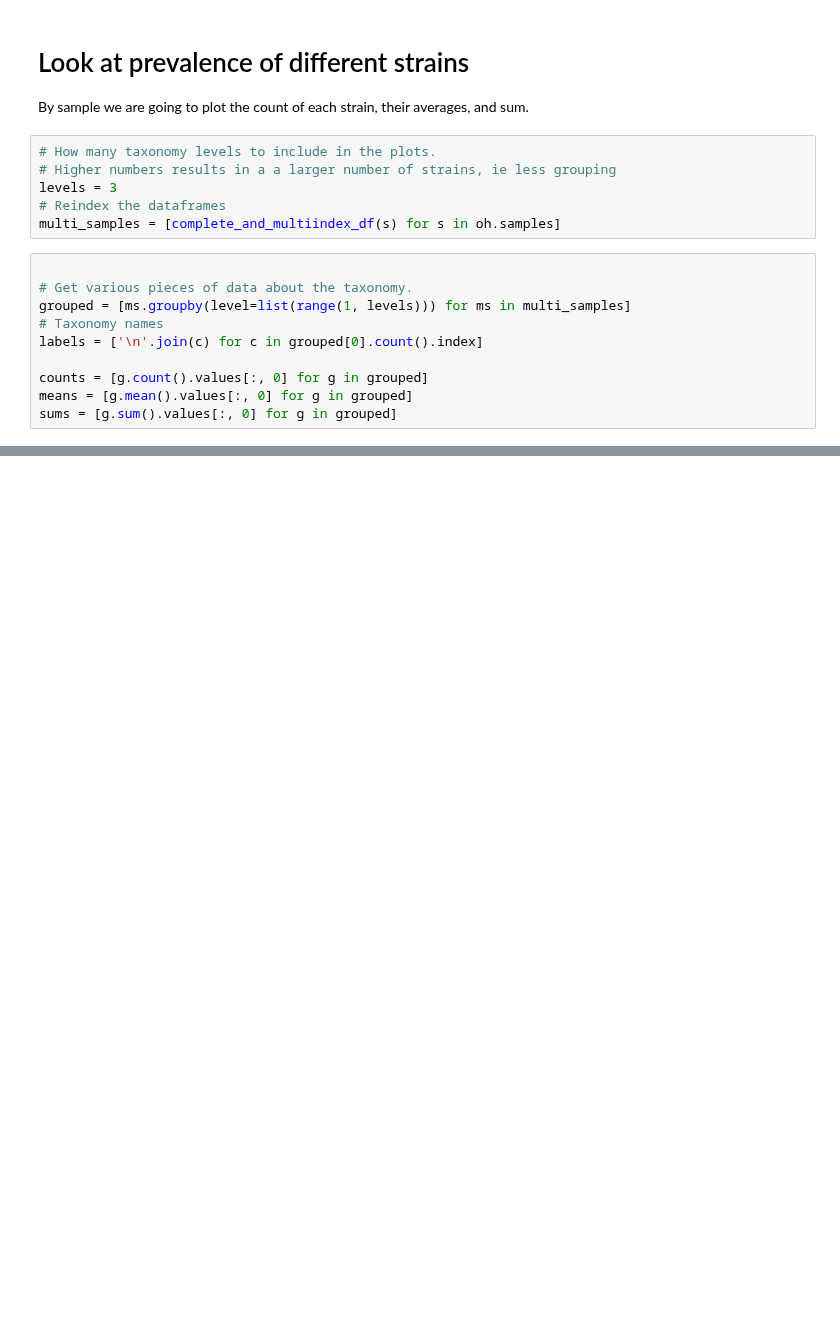
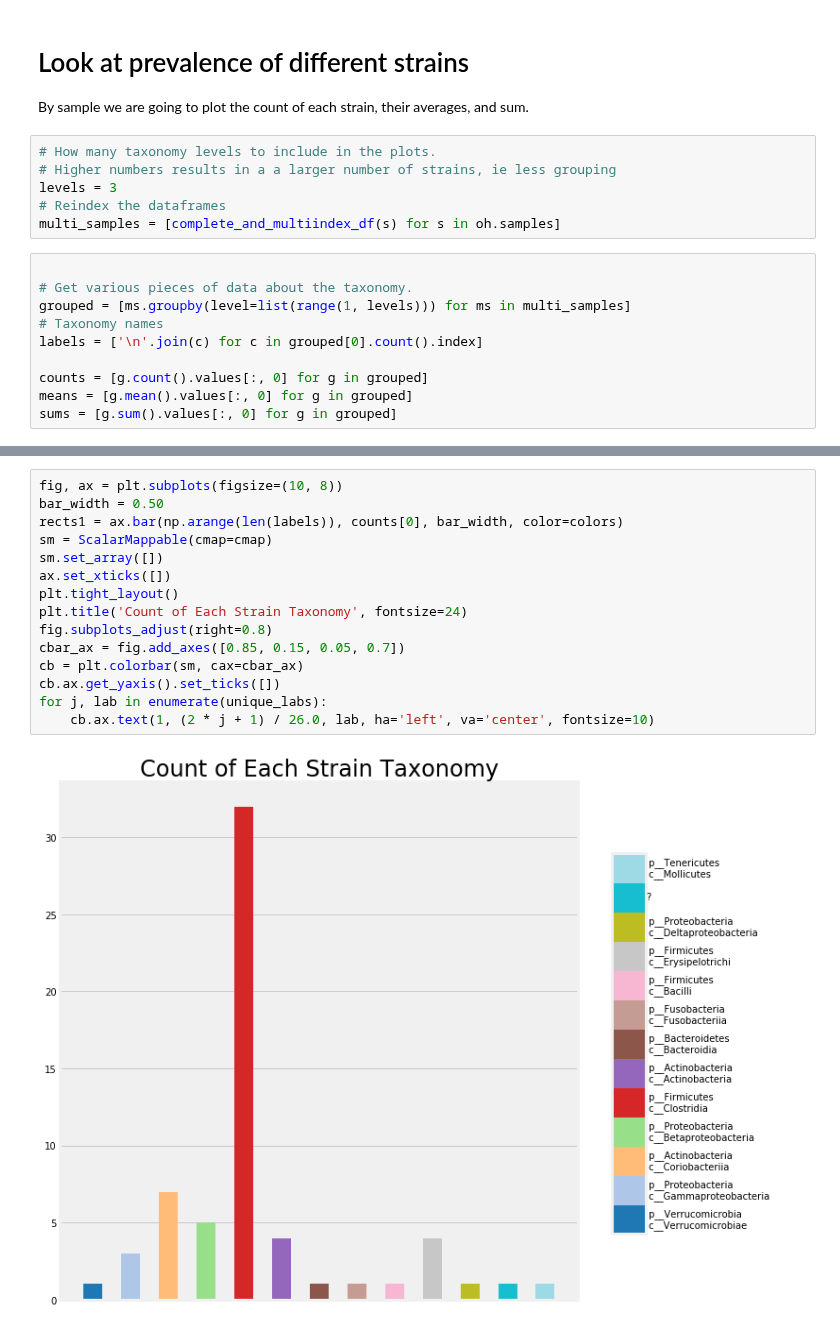
Before and after one commit to michaelwiest/microbiome-rnn, a Jupyter notebook: notebooks/Input Analysis.ipynb, the cells around one changed output, grey strips where cells are left out. Cells and saved outputs as stored; diff of their text form; blank space fills up the shorter version.

Commit message:
taxonomy work is done

```diff
--- a/notebooks/Input Analysis.ipynb
+++ b/notebooks/Input Analysis.ipynb
@@ -148,0 +144,17 @@ plt.show()
+# %%
+fig, ax = plt.subplots(figsize=(10, 8))
+bar_width = 0.50
+rects1 = ax.bar(np.arange(len(labels)), counts[0], bar_width, color=colors)
+sm = ScalarMappable(cmap=cmap)
+sm.set_array([])
+ax.set_xticks([])
+plt.tight_layout()
+plt.title('Count of Each Strain Taxonomy', fontsize=24)
+fig.subplots_adjust(right=0.8)
+cbar_ax = fig.add_axes([0.85, 0.15, 0.05, 0.7])
+cb = plt.colorbar(sm, cax=cbar_ax)
+cb.ax.get_yaxis().set_ticks([])
+for j, lab in enumerate(unique_labs):
+    cb.ax.text(1, (2 * j + 1) / 26.0, lab, ha='left', va='center', fontsize=10)
+# %% [output]
+[figure, added]
```
Also changed, not shown: parts of 6 cells of this notebook.
